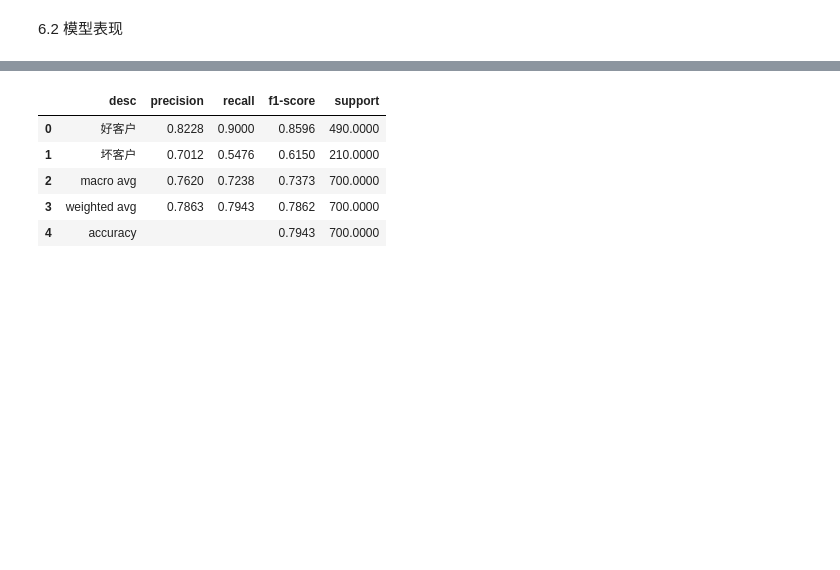
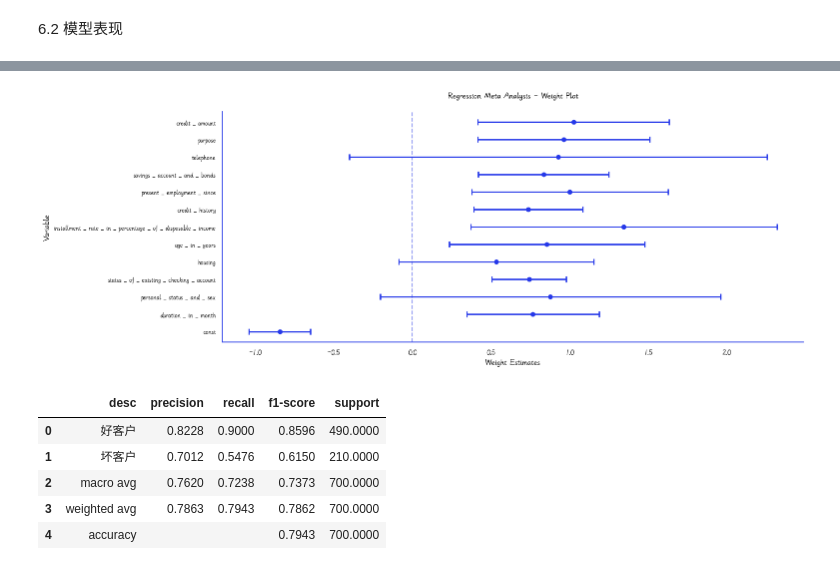
Before and after one commit to itlubber/scorecardpipeline, a Jupyter notebook: examples/scorecard_samples.ipynb, the cells around one changed output, grey strips where cells are left out. Cells and saved outputs as stored; diff of their text form; code cells hidden in the pictures; blank space fills up the shorter version.

```diff
--- a/examples/scorecard_samples.ipynb
+++ b/examples/scorecard_samples.ipynb
@@ -406,3 +407,7 @@ logistic.summary()
+# %%
+_ = logistic.plot_weights(figsize=(15, 6))
+# %% [output]
+[figure, added]
 # %%
 # 模型报告
 logistic.report(woe_train)
```
Also changed, not shown: parts of 23 cells of this notebook, 39 other files.
